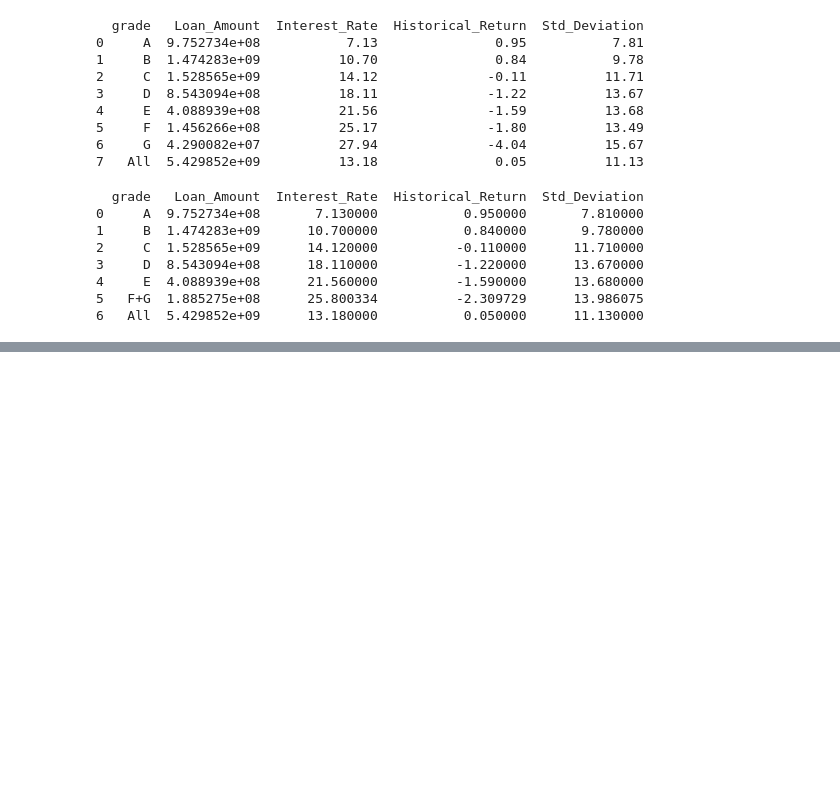
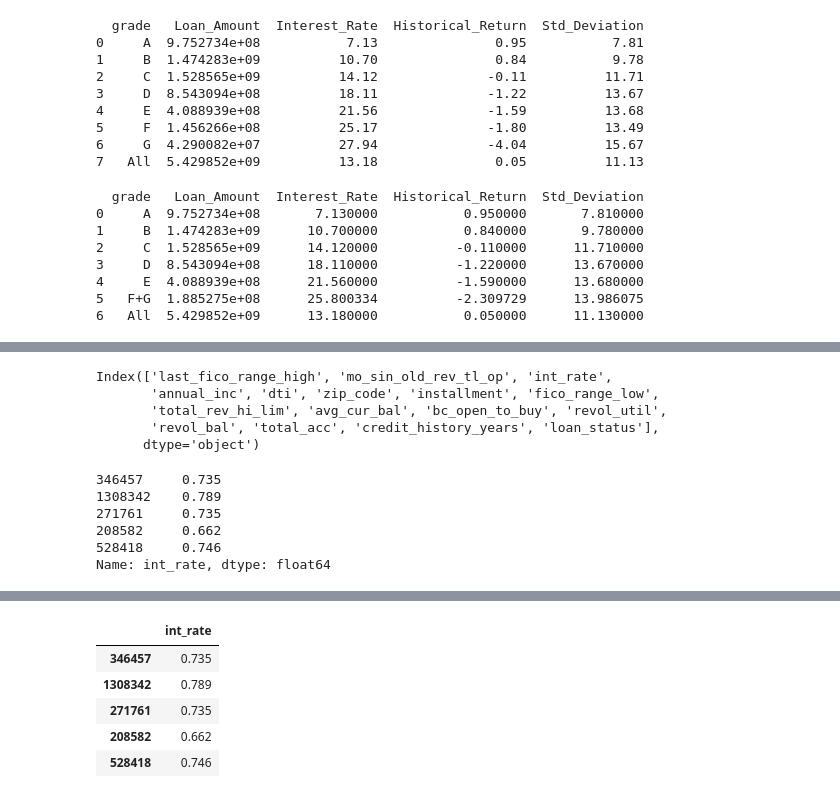
Before and after one commit to Seungminin/Data_Analysis_lending-club, a Jupyter notebook: Paper_code/extract_return_grade.ipynb, the cells around one changed output, grey strips where cells are left out. Saved outputs shown, nothing was run; the diff lists cells and outputs as text; code cells hidden in the pictures; blank space fills up the shorter version.

```diff
--- a/Paper_code/extract_return_grade.ipynb
+++ b/Paper_code/extract_return_grade.ipynb
@@ -390,0 +446,2 @@ print(df)
+# %%
+test_minority_A = test_minority[test_minority['grade'] == 'A']
@@ -390,0 +459,34 @@ print(df)
+# %%
+drop_feature = ['grade', 'total_pymnt', 'total_pymnt_inv','loan_amnt',
+                'term_months','annualized_return','return','annualized_return_percent',
+                'return_percent']
+
+test_minority_A = test_minority_A.drop(columns=drop_feature)
+
+test_minority_A.columns
+# %% [output]
+Index(['last_fico_range_high', 'mo_sin_old_rev_tl_op', 'int_rate',
+       'annual_inc', 'dti', 'zip_code', 'installment', 'fico_range_low',
+       'total_rev_hi_lim', 'avg_cur_bal', 'bc_open_to_buy', 'revol_util',
+       'revol_bal', 'total_acc', 'credit_history_years', 'loan_status'],
+      dtype='object')
+# %%
+test_minority_A['int_rate'].head()
+# %% [output]
+346457     0.735
+1308342    0.789
+271761     0.735
+208582     0.662
+528418     0.746
+Name: int_rate, dtype: float64
+# %%
+#0.837 -> 83.7
+def converting_cat_to_num(x):
+    return float(x/10)
+
+# Converting numerically data stored as categorical
+test_minority_A['int_rate'] = test_minority_A['int_rate'].map(converting_cat_to_num)
+
+print("Successfully converted!")
+display(test_minority_A[['int_rate']].head())
+# %% [output]
@@ -390,0 +494,6 @@ print(df)
+|  | int_rate |
+| 346457 | 0.735 |
+| 1308342 | 0.789 |
+| 271761 | 0.735 |
+| 208582 | 0.662 |
+| 528418 | 0.746 |
```
Also changed, not shown: parts of 7 cells of this notebook.
